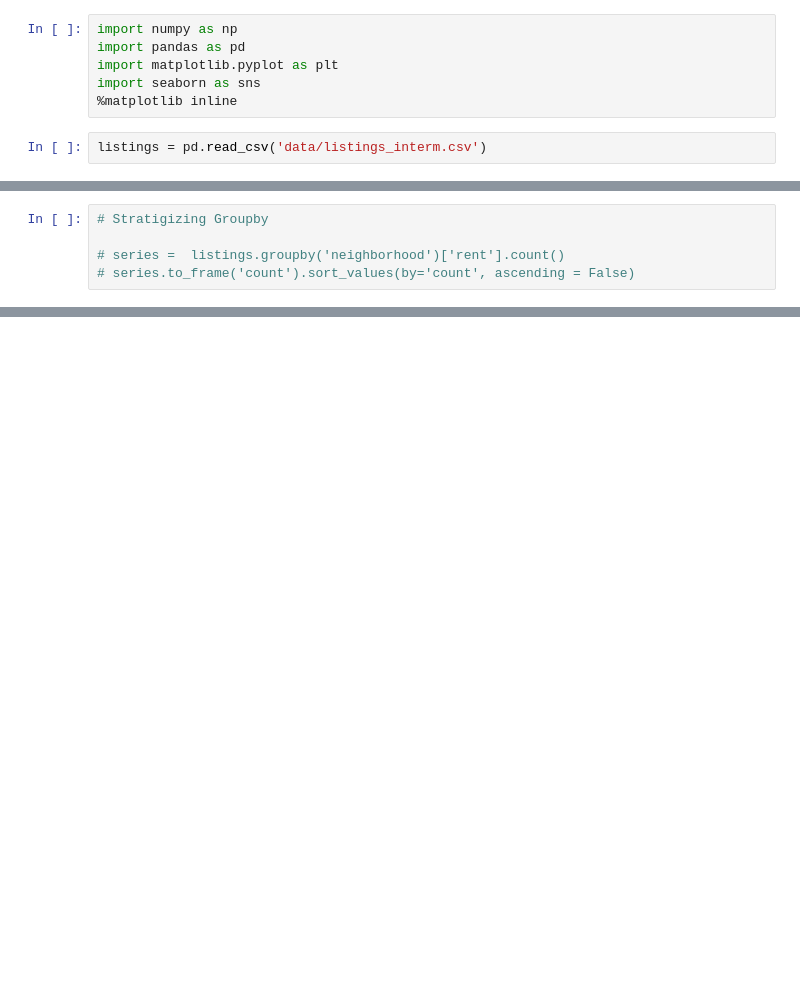
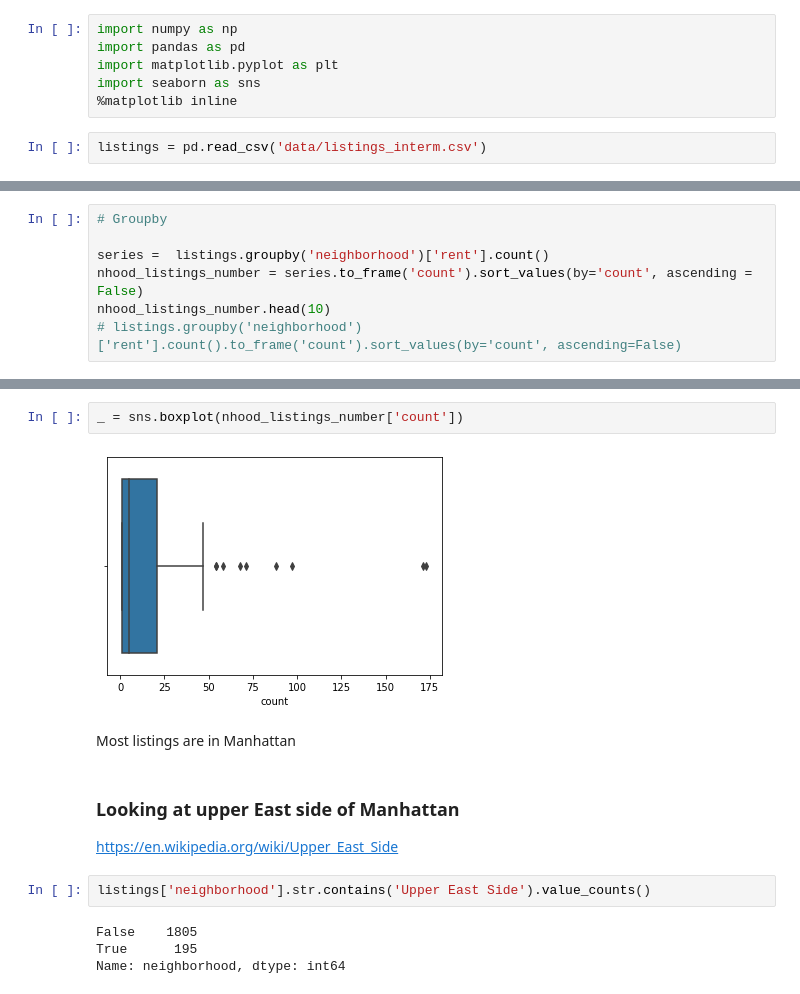
Before and after one commit to DoctorDatah/Apartments-Listings-NYC-Analysis-and-Modeling, a Jupyter notebook: 3-Exploratory-Data-Analysis.ipynb, the cells around one changed output, grey strips where cells are left out. Drawn from its saved outputs; the diff is of its cells as text; blank space fills up the shorter version.

```diff
--- a/3-Exploratory-Data-Analysis.ipynb
+++ b/3-Exploratory-Data-Analysis.ipynb
@@ -52,5 +53,7 @@ plt.subplots_adjust(right=1, top = 1.2)
 # %%
-# Stratigizing Groupby
+# Groupby
 
-# series =  listings.groupby('neighborhood')['rent'].count()
-# series.to_frame('count').sort_values(by='count', ascending = False)
+series =  listings.groupby('neighborhood')['rent'].count()
+nhood_listings_number = series.to_frame('count').sort_values(by='count', ascending = False)
+nhood_listings_number.head(10)
+# listings.groupby('neighborhood')['rent'].count().to_frame('count').sort_values(by='count', ascending=False)
@@ -56,0 +73,16 @@ plt.subplots_adjust(right=1, top = 1.2)
+# %%
+_ = sns.boxplot(nhood_listings_number['count'])
+# %% [output]
+[figure, added]
+# %% [markdown]
+Most listings are in Manhattan
+# %% [markdown]
+### Looking at upper East side of Manhattan
+
+https://en.wikipedia.org/wiki/Upper_East_Side
+# %%
+listings['neighborhood'].str.contains('Upper East Side').value_counts()
+# %% [output]
+False    1805
+True      195
+Name: neighborhood, dtype: int64
```
Also changed, not shown: parts of 15 cells of this notebook.
